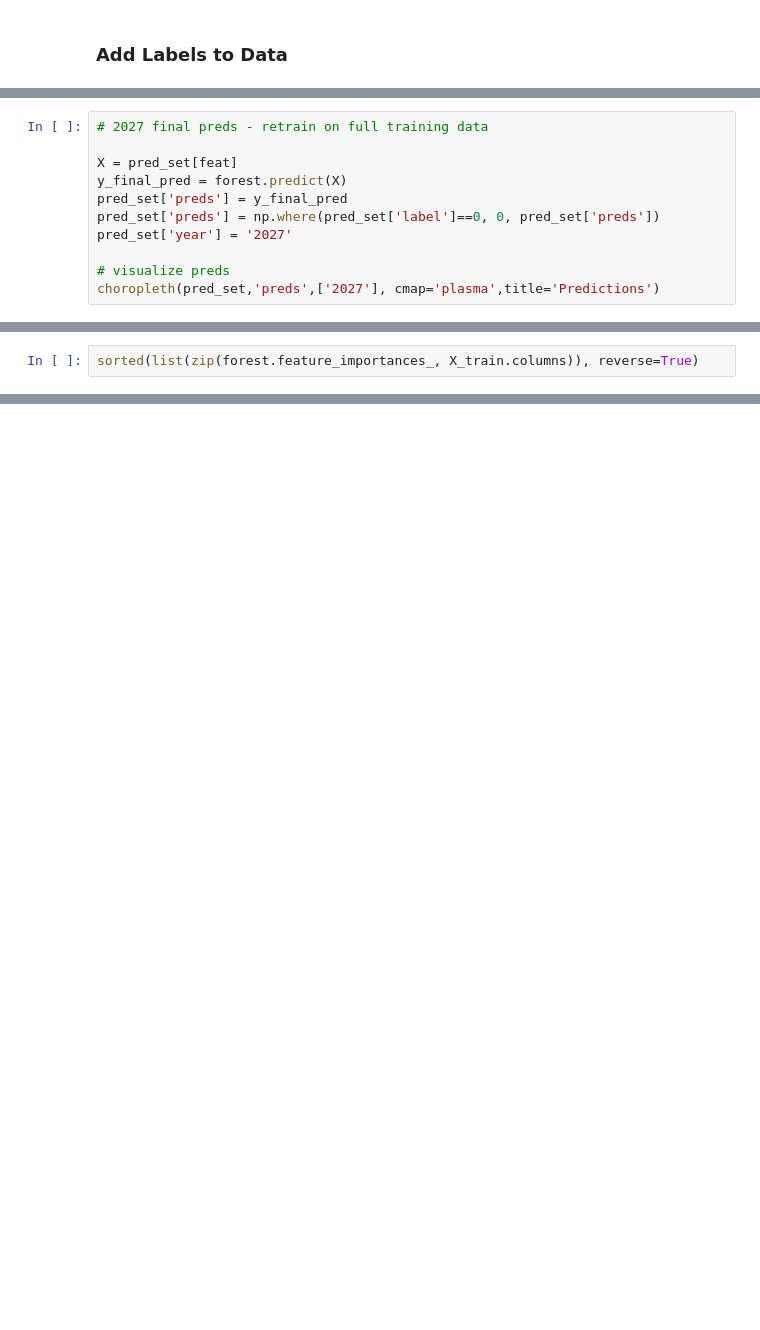
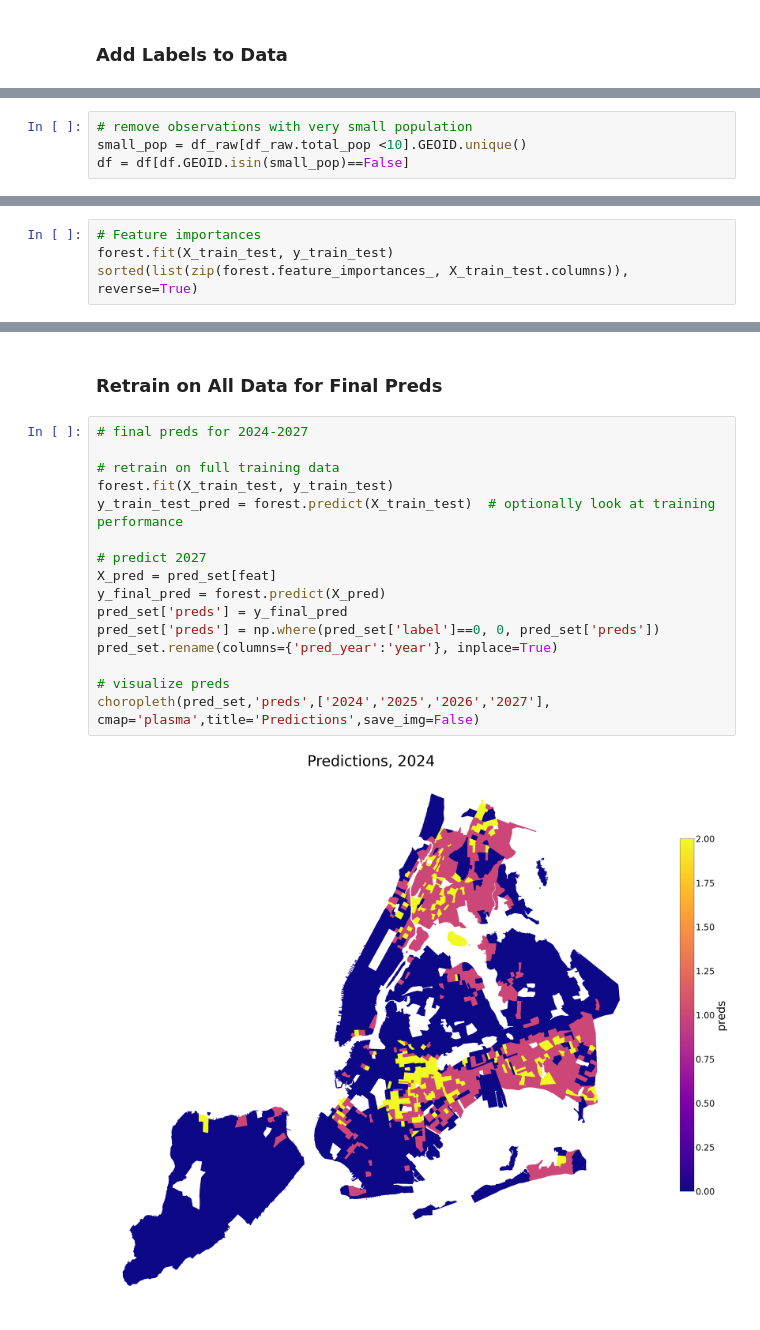
Before and after one commit to khyateed/forecasting-gentrification-nyc, a Jupyter notebook: modeling.ipynb, the cells around one changed output, grey strips where cells are left out. Drawn from its saved outputs; the diff is of its cells as text; blank space fills up the shorter version.

```diff
--- a/modeling.ipynb
+++ b/modeling.ipynb
@@ -48 +40,5 @@ Name: count, dtype: int64
+# %%
+# remove observations with very small population
+small_pop = df_raw[df_raw.total_pop <10].GEOID.unique()
+df = df[df.GEOID.isin(small_pop)==False]
 # %% [markdown]
@@ -142,11 +96,0 @@ For example, when doing 'df[col].method(value, inplace=True)', try using 'df.met
-# %%
-# 2027 final preds - retrain on full training data
-
-X = pred_set[feat]
-y_final_pred = forest.predict(X)
-pred_set['preds'] = y_final_pred
-pred_set['preds'] = np.where(pred_set['label']==0, 0, pred_set['preds'])
-pred_set['year'] = '2027'
-
-# visualize preds
-choropleth(pred_set,'preds',['2027'], cmap='plasma',title='Predictions')
@@ -190,3 +97,5 @@ See the caveats in the documentation: https://pandas.pydata.org/pandas-docs/stab
 # %%
-sorted(list(zip(forest.feature_importances_, X_train.columns)), reverse=True)
+# Feature importances
+forest.fit(X_train_test, y_train_test)
+sorted(list(zip(forest.feature_importances_, X_train_test.columns)), reverse=True)
 # %% [output]
@@ -209,0 +119,20 @@ sorted(list(zip(forest.feature_importances_, X_train.columns)), reverse=True)
+# %% [markdown]
+### Retrain on All Data for Final Preds
+# %%
+# final preds for 2024-2027
+
+# retrain on full training data
+forest.fit(X_train_test, y_train_test)
+y_train_test_pred = forest.predict(X_train_test)  # optionally look at training performance
+
+# predict 2027
+X_pred = pred_set[feat]
+y_final_pred = forest.predict(X_pred)
+pred_set['preds'] = y_final_pred
+pred_set['preds'] = np.where(pred_set['label']==0, 0, pred_set['preds'])
+pred_set.rename(columns={'pred_year':'year'}, inplace=True)
+
+# visualize preds
+choropleth(pred_set,'preds',['2024','2025','2026','2027'], cmap='plasma',title='Predictions',save_img=False)
+# %% [output]
+[figure, added]
```
Also changed, not shown: parts of 18 cells of this notebook, 2 other files.
